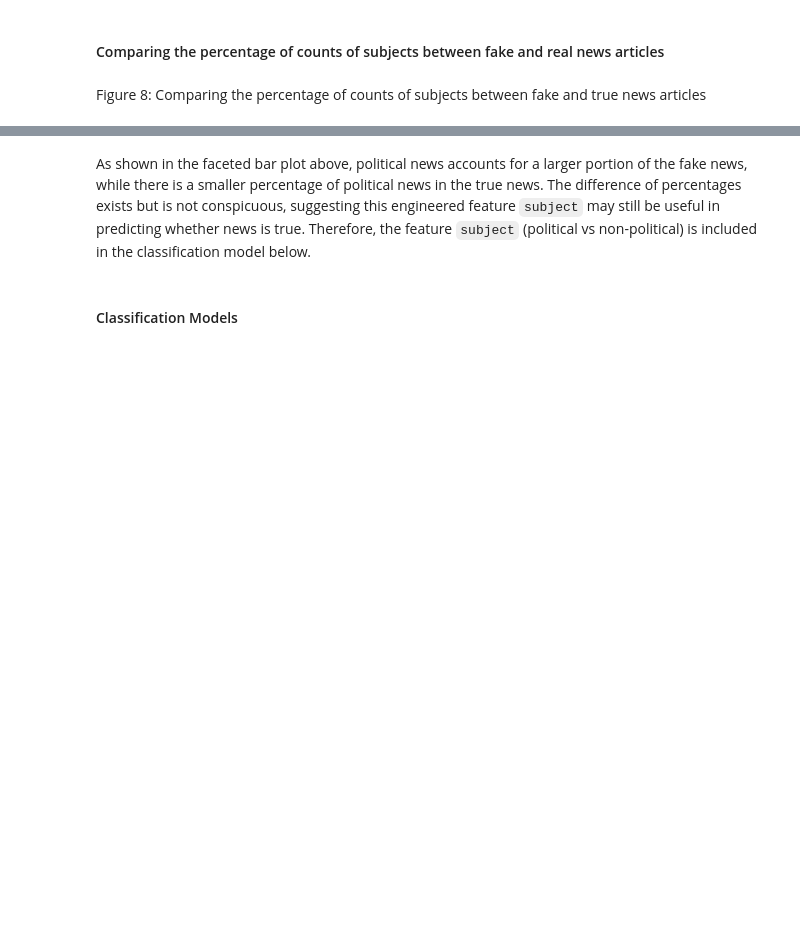
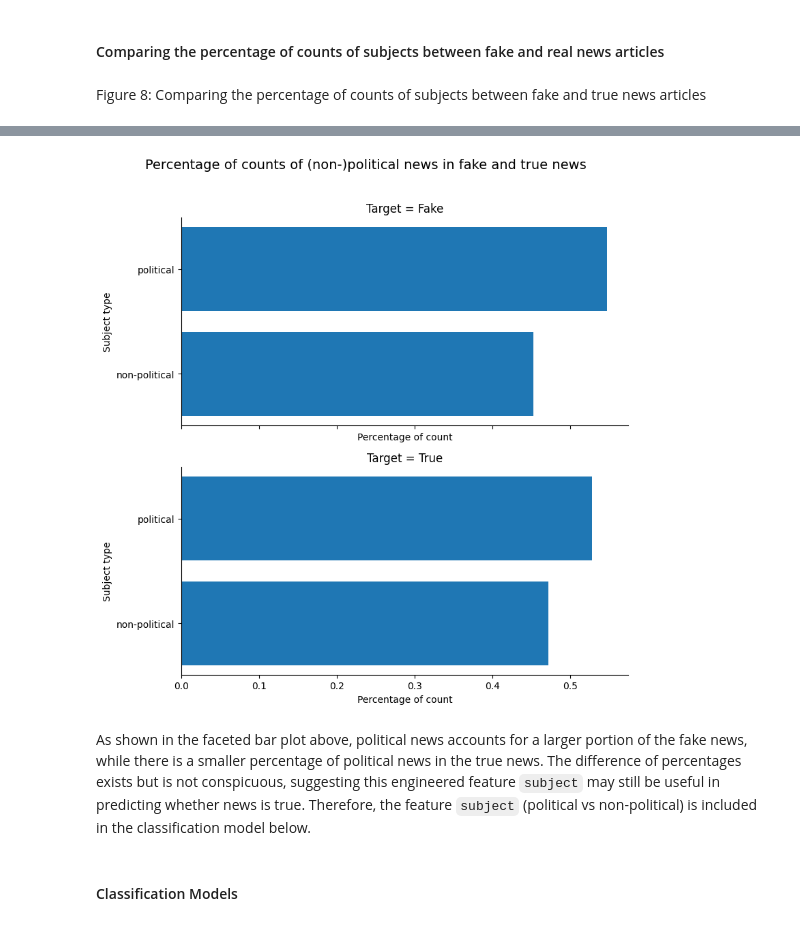
Before and after one commit to Vin-dictive/fake-real-news-detection, a Jupyter notebook: notebooks/analysis.ipynb, the cells around one changed output, grey strips where cells are left out. Saved outputs shown, nothing was run; the diff lists cells and outputs as text; code cells hidden in the pictures; blank space fills up the shorter version.

```diff
--- a/notebooks/analysis.ipynb
+++ b/notebooks/analysis.ipynb
@@ -278,14 +357,59 @@ plot_df.loc[plot_df['target'] == 'Fake', 'total'] = number_of_fake
 plot_df.loc[plot_df['target'] == 'True', 'total'] = number_of_true
 plot_df['percentage'] = plot_df['count'] / plot_df['total']
 
-alt.Chart(plot_df).mark_bar().encode(
-    alt.X('percentage').title('Percentage of count'),
-    alt.Y('subject').title('Subject type'),
-    alt.Color('subject').title('Subject type')
-).facet(
-    'target',
-    columns=1
-).properties(
-    title='Percentage of counts of (non-)political news in fake and true news'
+# alt.Chart(plot_df).mark_bar().encode(
+#     alt.X('percentage').title('Percentage of count'),
+#     alt.Y('subject').title('Subject type'),
+#     alt.Color('subject').title('Subject type')
+# ).facet(
+#     'target',
+#     columns=1
+# ).properties(
+#     title='Percentage of counts of (non-)political news in fake and true news'
+# )
+
+import matplotlib.pyplot as plt
+
+# Get unique targets to create facets (subplots)
+targets = plot_df['target'].unique()
+num_targets = len(targets)
+
+fig, axes = plt.subplots(
+    nrows=num_targets,
+    ncols=1,
+    figsize=(8, 4 * num_targets),  # expand height for each facet
+    sharex=True
 )
+
+# If only one target, axes won't be an array
+if num_targets == 1:
+    axes = [axes]
+
+# Create one subplot per target group
+for ax, tgt in zip(axes, targets):
+    subset = plot_df[plot_df['target'] == tgt]
+
+    ax.barh(
+        subset['subject'],
+        subset['percentage'],
+        color=None  # matplotlib will assign default colors
+    )
+
+    ax.set_title(f"Target = {tgt}")
+    ax.set_ylabel("Subject type")
+    ax.set_xlabel("Percentage of count")
+
+    # Optional style cleanup
+    for spine in ['top', 'right']:
+        ax.spines[spine].set_visible(False)
+
+# Global title
+plt.suptitle(
+    "Percentage of counts of (non-)political news in fake and true news",
+    fontsize=14,
+    y=1.02
+)
+
+plt.tight_layout()
+plt.show()
 # %% [output]
@@ -293,3 +416,4 @@ alt.Chart(plot_df).mark_bar().encode(
+[figure, added]
 # %% [markdown]
 As shown in the faceted bar plot above, political news accounts for a larger portion of the fake news, while there is a smaller percentage of political news in the true news. The difference of percentages exists but is not conspicuous, suggesting this engineered feature `subject` may still be useful in predicting whether news is true. Therefore, the feature `subject` (political vs non-political) is included in the classification model below.
 # %% [markdown]
```
Also changed, not shown: parts of 9 cells of this notebook.
